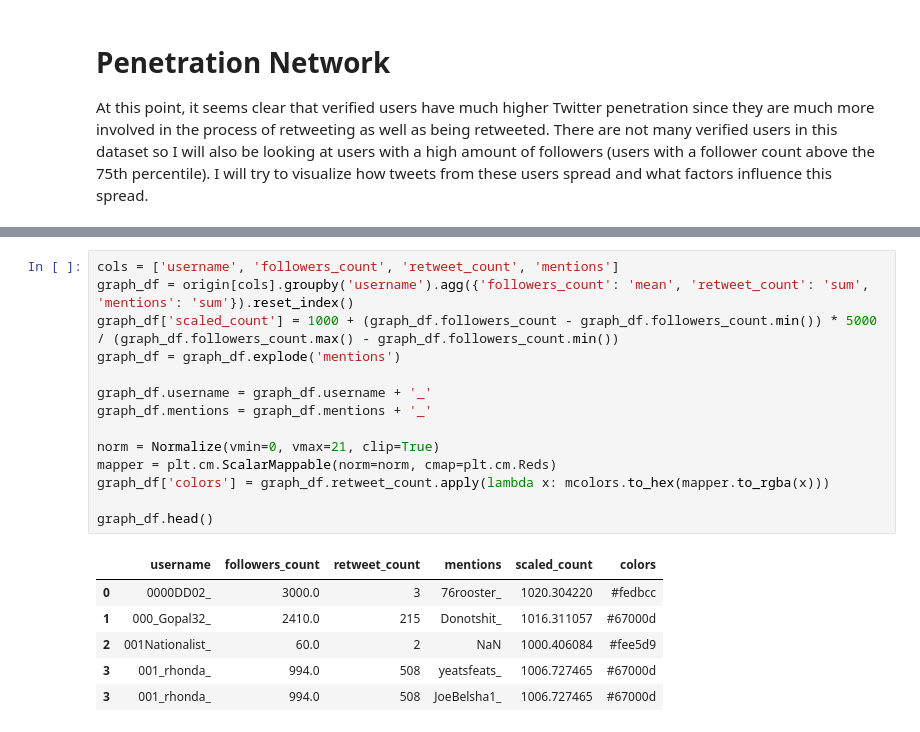
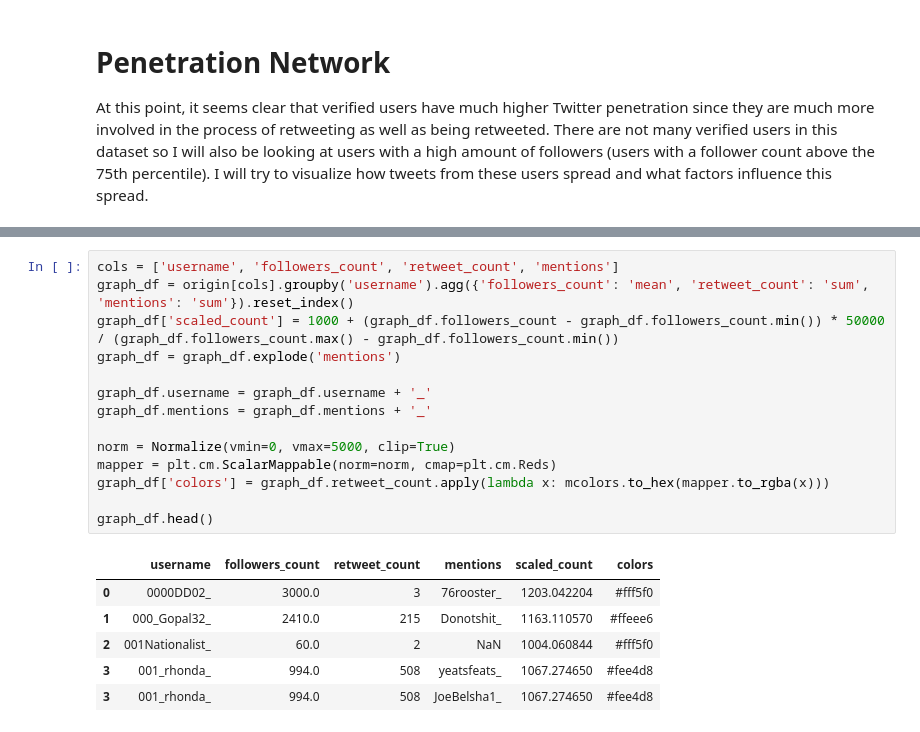
Before and after one commit to vsinghai/hackislamophobia, a Jupyter notebook: asher.ipynb, the cells around one changed output, grey strips where cells are left out. Cells and saved outputs as stored; diff of their text form.

Commit message:
Updated penetration network slightly
1. Color spread on the nodes is better
2. mention-only nodes are now white instead of black
3. Is now a directed graph instead of undirected

```diff
--- a/asher.ipynb
+++ b/asher.ipynb
@@ -199,24 +211,24 @@ origin.head()
 # %%
 cols = ['username', 'followers_count', 'retweet_count', 'mentions']
 graph_df = origin[cols].groupby('username').agg({'followers_count': 'mean', 'retweet_count': 'sum', 'mentions': 'sum'}).reset_index()
-graph_df['scaled_count'] = 1000 + (graph_df.followers_count - graph_df.followers_count.min()) * 5000 / (graph_df.followers_count.max() - graph_df.followers_count.min())
+graph_df['scaled_count'] = 1000 + (graph_df.followers_count - graph_df.followers_count.min()) * 50000 / (graph_df.followers_count.max() - graph_df.followers_count.min())
 graph_df = graph_df.explode('mentions')
 
 graph_df.username = graph_df.username + '_'
 graph_df.mentions = graph_df.mentions + '_'
 
-norm = Normalize(vmin=0, vmax=21, clip=True)
+norm = Normalize(vmin=0, vmax=5000, clip=True)
 mapper = plt.cm.ScalarMappable(norm=norm, cmap=plt.cm.Reds)
 graph_df['colors'] = graph_df.retweet_count.apply(lambda x: mcolors.to_hex(mapper.to_rgba(x)))
 
 graph_df.head()
 # %% [output]
 |  | username | followers_count | retweet_count | mentions | scaled_count | colors |
-| 0 | 0000DD02_ | 3000.0 | 3 | 76rooster_ | 1020.304220 | #fedbcc |
-| 1 | 000_Gopal32_ | 2410.0 | 215 | Donotshit_ | 1016.311057 | #67000d |
-| 2 | 001Nationalist_ | 60.0 | 2 | NaN | 1000.406084 | #fee5d9 |
-| 3 | 001_rhonda_ | 994.0 | 508 | yeatsfeats_ | 1006.727465 | #67000d |
-| 3 | 001_rhonda_ | 994.0 | 508 | JoeBelsha1_ | 1006.727465 | #67000d |
+| 0 | 0000DD02_ | 3000.0 | 3 | 76rooster_ | 1203.042204 | #fff5f0 |
+| 1 | 000_Gopal32_ | 2410.0 | 215 | Donotshit_ | 1163.110570 | #ffeee6 |
+| 2 | 001Nationalist_ | 60.0 | 2 | NaN | 1004.060844 | #fff5f0 |
+| 3 | 001_rhonda_ | 994.0 | 508 | yeatsfeats_ | 1067.274650 | #fee4d8 |
+| 3 | 001_rhonda_ | 994.0 | 508 | JoeBelsha1_ | 1067.274650 | #fee4d8 |
 # %%
 # More red = More retweets, Larger = More followers
 nodes = graph_df.head(500).drop_duplicates('username')
```
Also changed, not shown: parts of 2 cells of this notebook, 1 other file.
